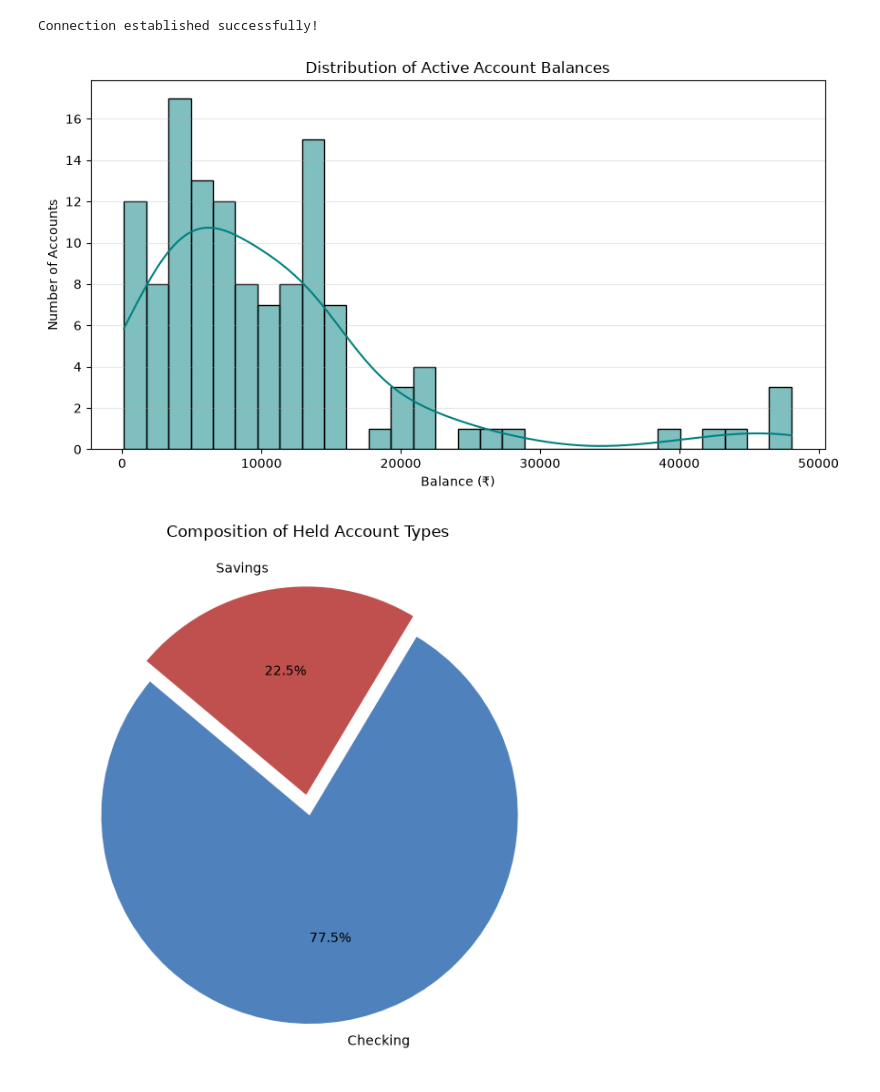
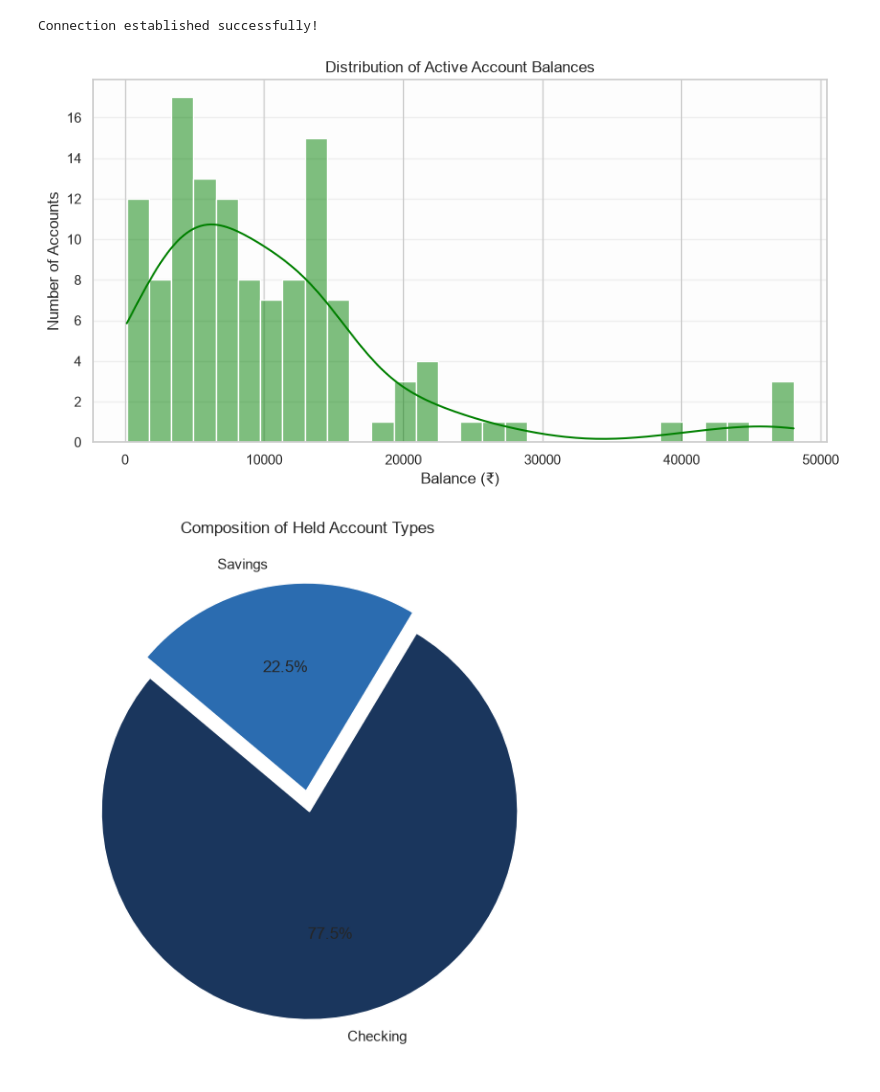
Before and after one commit to mailtodeepa2920-sys/python-online-task, a Jupyter notebook: test-excercise.ipynb, the cells around one changed output. Saved outputs shown, nothing was run; the diff lists cells and outputs as text; code cells hidden in the pictures.

```diff
--- a/test-excercise.ipynb
+++ b/test-excercise.ipynb
@@ -21,13 +21,16 @@ import matplotlib.pyplot as plt
 import seaborn as sns
 import pandas as pd
 
+sns.set_theme(style="whitegrid", palette="muted")
+plt.rcParams['figure.facecolor'] = '#ffffff'
+plt.rcParams['axes.facecolor'] = '#fdfdfd'
 #seaborn histplot
 
 query1 = "SELECT Balance FROM Accounts WHERE Status = 'Active'"
 df1 = pd.read_sql(query1, con)
 
 plt.figure(figsize=(9, 5))
-sns.histplot(df1['Balance'], kde=True, color='teal', bins=30)
+sns.histplot(df1['Balance'], kde=True, color='green', bins=30)
 plt.title('Distribution of Active Account Balances')
 plt.xlabel('Balance (₹)')
 plt.ylabel('Number of Accounts')
@@ -37,10 +40,10 @@ plt.show()
 
 query2 = "SELECT AccountType, COUNT(*) as AccountCount FROM Accounts GROUP BY AccountType"
 df2 = pd.read_sql(query2, con)
-
+varcolors = ['#1a365d', '#2b6cb0', '#4299e1']
 plt.figure(figsize=(6, 6))
 plt.pie(df2['AccountCount'], labels=df2['AccountType'], autopct='%1.1f%%',
-        startangle=140, colors=['#4f81bd', '#c0504d', '#9bbb59'], explode=[0.05] * len(df2))
+        startangle=140, colors=varcolors, explode=[0.05] * len(df2))
 plt.title('Composition of Held Account Types')
 plt.tight_layout()
 plt.show()
@@ -49,10 +52,24 @@ query3 = "SELECT AccountType, AVG(Balance) as AvgBalance FROM Accounts GROUP BY
 df3 = pd.read_sql(query3, con)
 
 plt.figure(figsize=(8, 4.5))
-sns.barplot(x='AccountType', y='AvgBalance', data=df3, hue='AccountType', palette='Blues_r', legend=False)
-plt.title('Mean Liquidity Volume Across Product Categories')
-plt.xlabel('Account Category')
+sns.stripplot(
+    x='AccountType',
+    y='AvgBalance',
+    data=df3,
+    hue='AccountType',
+    palette='Dark2',
+    size=12,
+    jitter=False,
+    legend=False
+)
+for index, row in df3.iterrows():
+    plt.text(index, row['AvgBalance'] + (row['AvgBalance'] * 0.03), f"₹{row['AvgBalance']:,.0f}",
+             ha='center', va='bottom', fontsize=10, fontweight='bold')
+
+plt.title('Mean Liquidity Volume Across Account Type', fontsize=12, fontweight='bold', pad=15)
+plt.xlabel('Account Type')
 plt.ylabel('Average Balance (₹)')
+plt.grid(visible=True, axis='y', linestyle=':', alpha=0.6, color='#cccccc')
 plt.tight_layout()
 plt.show()
 
@@ -60,11 +77,19 @@ query4 = "SELECT Status, Balance FROM Accounts"
 df4 = pd.read_sql(query4, con)
 
 plt.figure(figsize=(7, 5))
-sns.boxplot(x='Status', y='Balance', data=df4, hue='Status', palette='Set2', legend=False)
-plt.title('Account Liquidity Spread by Operating Status')
-plt.xlabel('Account Status')
-plt.ylabel('Balance (₹)')
-plt.yscale('log')
+sns.ecdfplot(
+    data=df4,
+    x='Balance',
+    hue='Status',
+    palette='Set2',
+    linewidth=2.5
+)
+
+plt.title('Cumulative Liquidity Concentration by Status')
+plt.xlabel('Account Balance (₹)')
+plt.ylabel('Proportion of Accounts (0.0 to 1.0)')
+plt.yscale('linear')
+plt.xscale('log')
 plt.tight_layout()
 plt.show()
 
@@ -72,13 +97,10 @@ query5 = "SELECT TransactionType, SUM(Amount) as TotalVolume FROM Transactions G
 df5 = pd.read_sql(query5, con)
 
 plt.figure(figsize=(6, 6))
-plt.pie(df5['TotalVolume'], labels=df5['TransactionType'], autopct='%1.1f%%',
-        startangle=90, pctdistance=0.85, colors=['#ff9999','#66b3ff'])
-# Create center circle to turn it into a donut chart
+plt.pie(df5['TotalVolume'], labels=df5['TransactionType'], autopct='%1.1f%%',startangle=90, pctdistance=0.85, colors=['#ff9999','#66b3ff'])
 centre_circle = plt.Circle((0,0),0.70,fc='white')
 fig = plt.gcf()
 fig.gca().add_artist(centre_circle)
-
 plt.title('Aggregate Transaction Value Distribution')
 plt.tight_layout()
 plt.show()
@@ -103,7 +125,7 @@ df7['TxDate'] = pd.to_datetime(df7['TxDate'])
 
 plt.figure(figsize=(10, 4.5))
 plt.plot(df7['TxDate'], df7['DailyVolume'], color='crimson', marker='o', linewidth=2)
-plt.title('Systemic Liquidity Velocity Timeline')
+plt.title('Daily system Transaction Flow')
 plt.xlabel('Date')
 plt.ylabel('Aggregated Daily Throughput (₹)')
 plt.xticks(rotation=30)
@@ -117,6 +139,7 @@ query8 = """
     GROUP BY DATE(CreatedAt)
     ORDER BY RegDate
 """
+
 df8 = pd.read_sql(query8, con)
 df8['RegDate'] = pd.to_datetime(df8['RegDate'])
 
@@ -139,39 +162,39 @@ query9 = """
 df9 = pd.read_sql(query9, con)
 
 plt.figure(figsize=(9, 5))
-sns.scatterplot(x='TxCount', y='TotalSpent', data=df9, alpha=0.7, color='darkred', edgecolor='black')
+sns.scatterplot(x='TxCount', y='TotalSpent', data=df9, alpha=0.7, color='red', edgecolor='black')
 plt.title('User / Customer Frequency of Transactions')
 plt.xlabel('Total Lifetime Transactions')
 plt.ylabel('Aggregated Transaction Value (₹)')
 plt.tight_layout()
 plt.show()
 
 query10 = """
     SELECT
         CASE
             WHEN Balance < 25000 THEN 'Low Balance (<25k)'
             WHEN Balance BETWEEN 25000 AND 100000 THEN 'Mid Balance (25k-100k)'
             ELSE 'High Net Worth (>100k)'
         END as BalanceTier,
         AccountType,
         COUNT(t.TransactionID) as TotalTxCount
     FROM Accounts a
     LEFT JOIN Transactions t ON a.AccountID = t.AccountID
     GROUP BY BalanceTier, AccountType
 """
 df10 = pd.read_sql(query10, con)
 
 # Reshape into cross-tabulated structure for the heatmap matrix
 pivot_df = df10.pivot(index='BalanceTier', columns='AccountType', values='TotalTxCount').fillna(0)
 
 plt.figure(figsize=(8, 5))
 sns.heatmap(pivot_df, annot=True, fmt=".0f", cmap='YlGnBu', linewidths=1)
 plt.title('Operational Density Matrix: Engagement by Wealth Tier')
 plt.xlabel('Account Product')
 plt.ylabel('Customer Wealth Tier')
 plt.tight_layout()
 plt.show()
 # %% [output]
 Connection established successfully!
-[figure, old version]
+[figure, new version]
-[figure, old version]
+[figure, new version]
```
Also changed, not shown: parts of 3 cells of this notebook.
